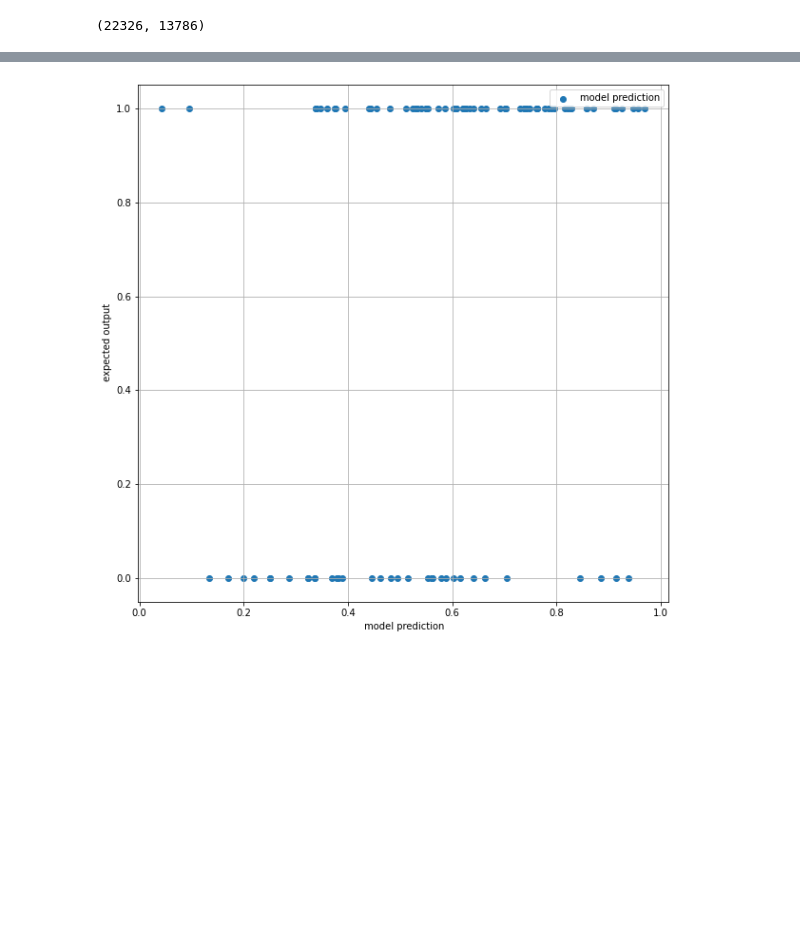
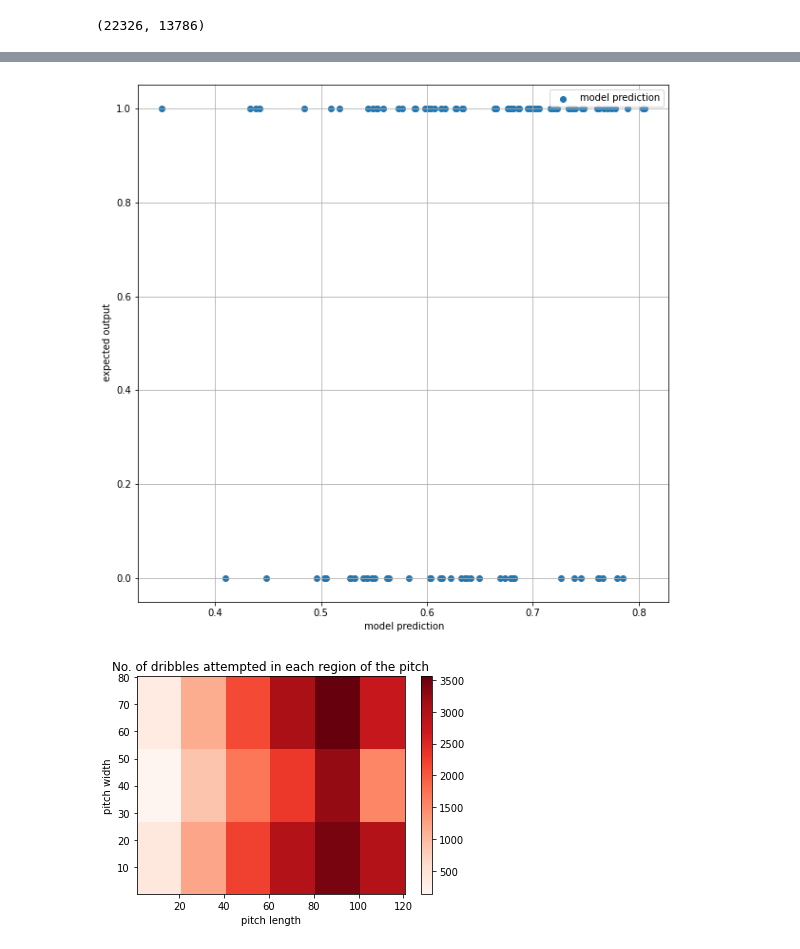
Before and after one commit to Dinesh-Adhithya-H/Machine-learning-in-Football, a Jupyter notebook: Dribble_Modelling.ipynb, the cells around one changed output, grey strips where cells are left out. Cells and saved outputs as stored; diff of their text form; code cells hidden in the pictures; blank space fills up the shorter version.

```diff
--- a/Dribble_Modelling.ipynb
+++ b/Dribble_Modelling.ipynb
@@ -253,7 +259,7 @@ plt.show()
 plt.figure(figsize=(10,10))
 x_test1=x_test[:100]
 y_train_pred=model.predict(x_test1)
-y_train_pred=(y_train_pred[:,1]-mn)/(mx-mn)
+y_train_pred=y_train_pred[:,1]
 plt.scatter(y_train_pred,y_test[:100],label="model prediction")
 #plt.scatter(np.arange(len(y_train_pred)),y_test,label="expected")
 plt.legend()
@@ -262,4 +268,4 @@ plt.xlabel(" model prediction")
 plt.grid()
 plt.show()
 # %% [output]
-[figure, old version]
+[figure, new version]
@@ -265,0 +274,19 @@ plt.show()
+# %%
+loc_x=[]
+loc_y=[]
+for i in X:
+  loc_x.append(i[0])
+  loc_y.append(i[1])
+loc_x=np.array(loc_x)
+loc_y=np.array(loc_y)
+# %%
+plt.xlabel("pitch length")
+plt.ylabel("pitch width")
+plt.title("No. of dribbles attempted in each region of the pitch")
+a=plt.hist2d(loc_x,loc_y,bins=(6,3),cmap=plt.cm.Reds)
+#plt.xlim((110,120))
+#plt.ylim((20,60))
+plt.colorbar()
+plt.show()
+# %% [output]
+[figure, added]
```
Also changed, not shown: parts of 27 cells of this notebook.
